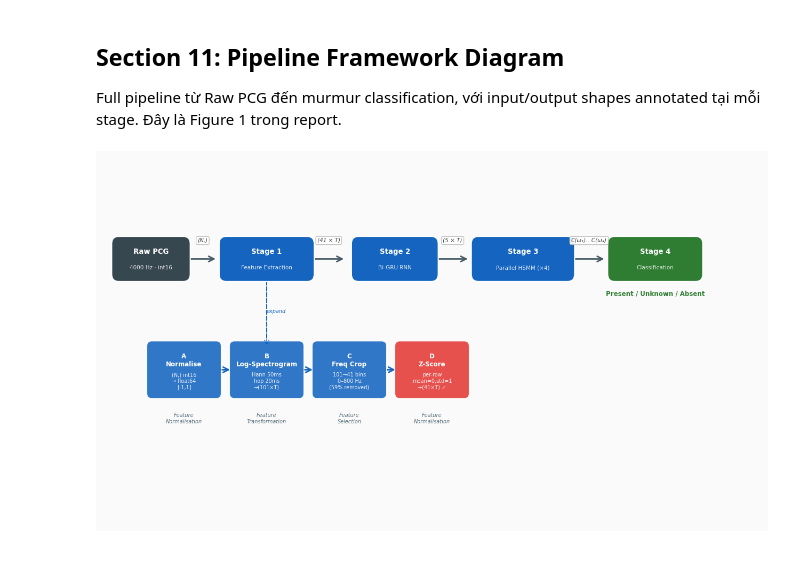
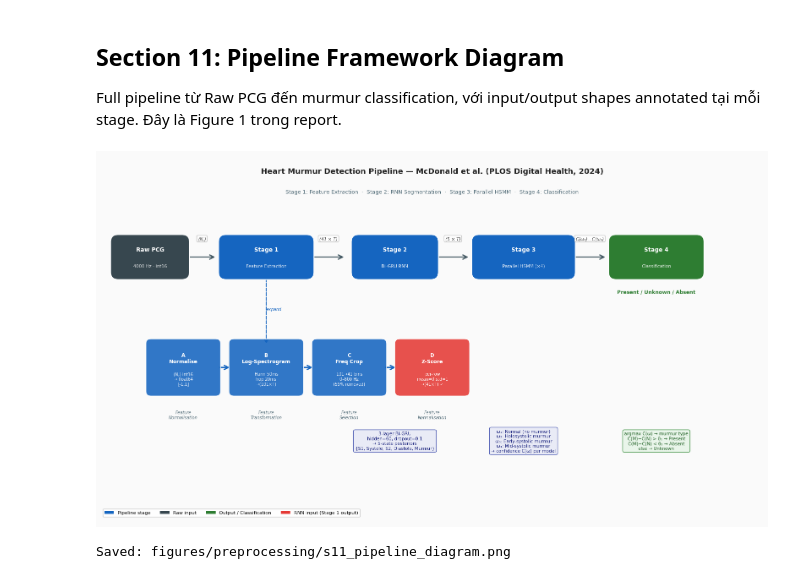
Before and after one commit to Thaobui3110/Heart_murmur-detection, a Jupyter notebook: heart-murmur-detection/notebooks/02a_preprocessing.ipynb, the cells around one changed output. Saved outputs shown, nothing was run; the diff lists cells and outputs as text; code cells hidden in the pictures.

```diff
--- a/heart-murmur-detection/notebooks/02a_preprocessing.ipynb
+++ b/heart-murmur-detection/notebooks/02a_preprocessing.ipynb
@@ -1006,32 +1006,91 @@ for x_sub, title, detail in SUB_STEPS:
     # Sub box
     fc_sub = C_ACCENT if '✓' in detail else C_STAGE
     box = FancyBboxPatch((x_sub - 0.85, Y_SUB - 0.65), 1.7, 1.3,
                           boxstyle='round,pad=0.05,rounding_size=0.12',
                           facecolor=fc_sub, edgecolor='white',
                           linewidth=1.2, alpha=0.88, zorder=3)
     ax.add_patch(box)
     ax.text(x_sub, Y_SUB + 0.22, title, ha='center', va='center',
             fontsize=8.5, fontweight='bold', color='white', zorder=4)
     ax.text(x_sub, Y_SUB - 0.28, detail, ha='center', va='center',
             fontsize=7, color='white', alpha=0.9, zorder=4)
 
 # Arrows between sub-steps
 for x_from, x_to in [(2.85, 3.15), (4.85, 5.15), (6.85, 7.15)]:
     draw_arrow(ax, x_from, x_to, Y_SUB, color=C_STAGE)
 
 # DAV labels under sub-steps
 DAV_LABELS = [
     (2.0,  'Feature\nNormalisation'),
     (4.0,  'Feature\nTransformation'),
     (6.0,  'Feature\nSelection'),
     (8.0,  'Feature\nNormalisation'),
 ]
 for x_sub, dav in DAV_LABELS:
     ax.text(x_sub, Y_SUB - 1.05, dav, ha='center', va='top',
             fontsize=7, color='#546E7A', style='italic')
 
 # ═══════════════════════════════════════════════════════════════════════════════
 # ROW 3 — Stage 2 & 3 annotations (y=2.0)
-# ══════════════════════════════════════════════════════════════════════
+# ═══════════════════════════════════════════════════════════════════════════════
+Y_ANN = 2.0
+
+# Stage 2 annotation
+ann2 = ("3-layer Bi-GRU\n"
+        "hidden=60, dropout=0.1\n"
+        "→ 5-state posteriors\n"
+        "{S1, Systole, S2, Diastole, Murmur}")
+ax.text(7.1, Y_ANN, ann2, ha='center', va='center', fontsize=7.5,
+        color='#1A237E',
+        bbox=dict(boxstyle='round,pad=0.4', facecolor='#E8EAF6',
+                  edgecolor='#3949AB', alpha=0.9))
+
+# Stage 3 annotation
+ann3 = ("ω₁: Normal (no murmur)\n"
+        "ω₂: Holosystolic murmur\n"
+        "ω₃: Early-systolic murmur\n"
+        "ω₄: Mid-systolic murmur\n"
+        "→ confidence C(ω) per model")
+ax.text(10.2, Y_ANN, ann3, ha='center', va='center', fontsize=7.5,
+        color='#1A237E',
+        bbox=dict(boxstyle='round,pad=0.4', facecolor='#E8EAF6',
+                  edgecolor='#3949AB', alpha=0.9))
+
+# Stage 4 annotation
+ann4 = ("argmax C(ω) → murmur type\n"
+        "C(M)−C(N) > θ₁ → Present\n"
+        "C(M)−C(N) < θ₂ → Absent\n"
+        "else → Unknown")
+ax.text(13.4, Y_ANN, ann4, ha='center', va='center', fontsize=7.5,
+        color='#1B5E20',
+        bbox=dict(boxstyle='round,pad=0.4', facecolor='#E8F5E9',
+                  edgecolor='#388E3C', alpha=0.9))
+
+# ── Title ─────────────────────────────────────────────────────────────────────
+ax.text(8.0, 8.6,
+        'Heart Murmur Detection Pipeline — McDonald et al. (PLOS Digital Health, 2024)',
+        ha='center', va='center', fontsize=13, fontweight='bold', color='#212121')
+ax.text(8.0, 8.1,
+        'Stage 1: Feature Extraction  ·  Stage 2: RNN Segmentation  ·  '
+        'Stage 3: Parallel HSMM  ·  Stage 4: Classification',
+        ha='center', va='center', fontsize=9, color='#546E7A')
+
+# ── Legend ────────────────────────────────────────────────────────────────────
+legend_items = [
+    mpatches.Patch(facecolor=C_STAGE,   label='Pipeline stage'),
+    mpatches.Patch(facecolor='#37474F', label='Raw input'),
+    mpatches.Patch(facecolor='#2E7D32', label='Output / Classification'),
+    mpatches.Patch(facecolor=C_ACCENT,  label='RNN input (Stage 1 output)'),
+]
+ax.legend(handles=legend_items, loc='lower left',
+          fontsize=8, framealpha=0.9, ncol=4,
+          bbox_to_anchor=(0.0, 0.01))
+
+plt.tight_layout()
+plt.savefig("../figures/preprocessing/s11_pipeline_diagram.png",
+            dpi=150, bbox_inches='tight')
+plt.show()
+print("Saved: figures/preprocessing/s11_pipeline_diagram.png")
 # %% [output]
-[figure, old version]
+[figure, new version]
+Saved: figures/preprocessing/s11_pipeline_diagram.png
```
Also changed, not shown: 15 other files.
